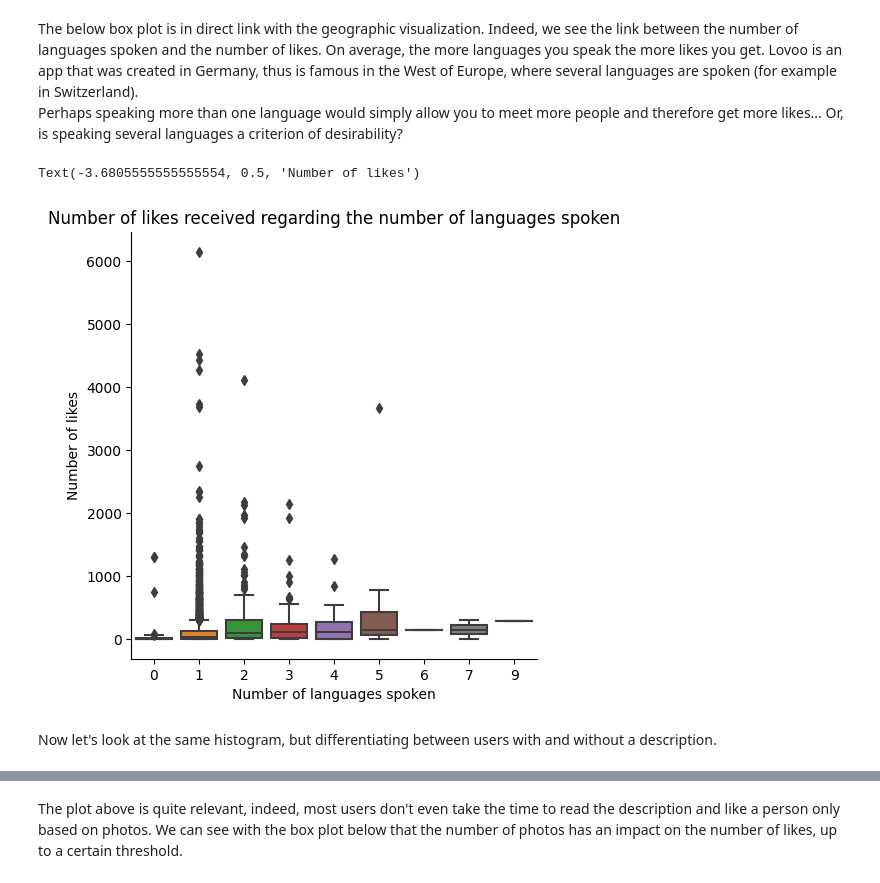
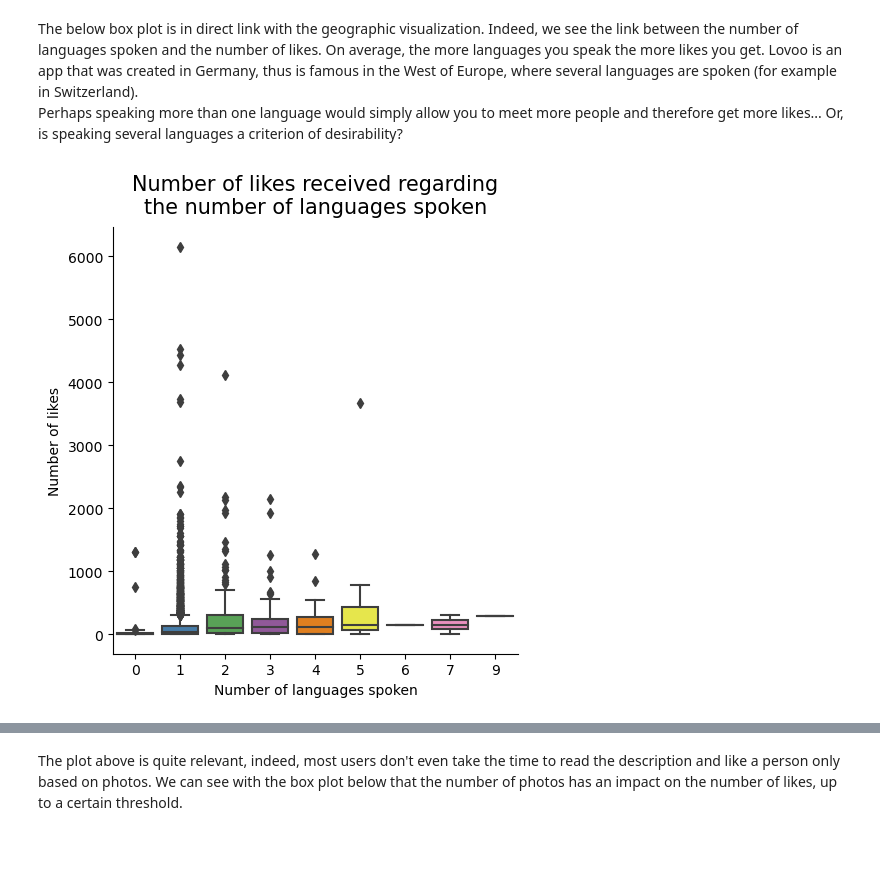
Before and after one commit to JstLearning/dating_app, a Jupyter notebook: dating_app_starting_kit.ipynb, the cells around one changed output, grey strips where cells are left out. Drawn from its saved outputs; the diff is of its cells as text; code cells hidden in the pictures; blank space fills up the shorter version.

```diff
--- a/dating_app_starting_kit.ipynb
+++ b/dating_app_starting_kit.ipynb
@@ -355,12 +365,10 @@ The below box plot is in direct link with the geographic visualization. Indeed,
 Perhaps speaking more than one language would simply allow you to meet more people and therefore get more likes...
 Or, is speaking several languages a criterion of desirability?
 # %%
-sns.catplot(x="lang_count", y=target_train.values, kind="box", data=data_train)
-plt.title("Number of likes received regarding the number of languages spoken")
+sns.catplot(x="lang_count", y=target_train.values, kind="box", data=data_train, palette="Set1")
+plt.title("Number of likes received regarding\nthe number of languages spoken", fontsize=15, pad=10)
 plt.xlabel("Number of languages spoken")
 plt.ylabel("Number of likes")
+plt.show()
 # %% [output]
-Text(-3.6805555555555554, 0.5, 'Number of likes')
-[figure, old version]
+[figure, new version]
-# %% [markdown]
-Now let's look at the same histogram, but differentiating between users with and without a description.
```
Also changed, not shown: parts of 24 cells of this notebook, 2 other files.
